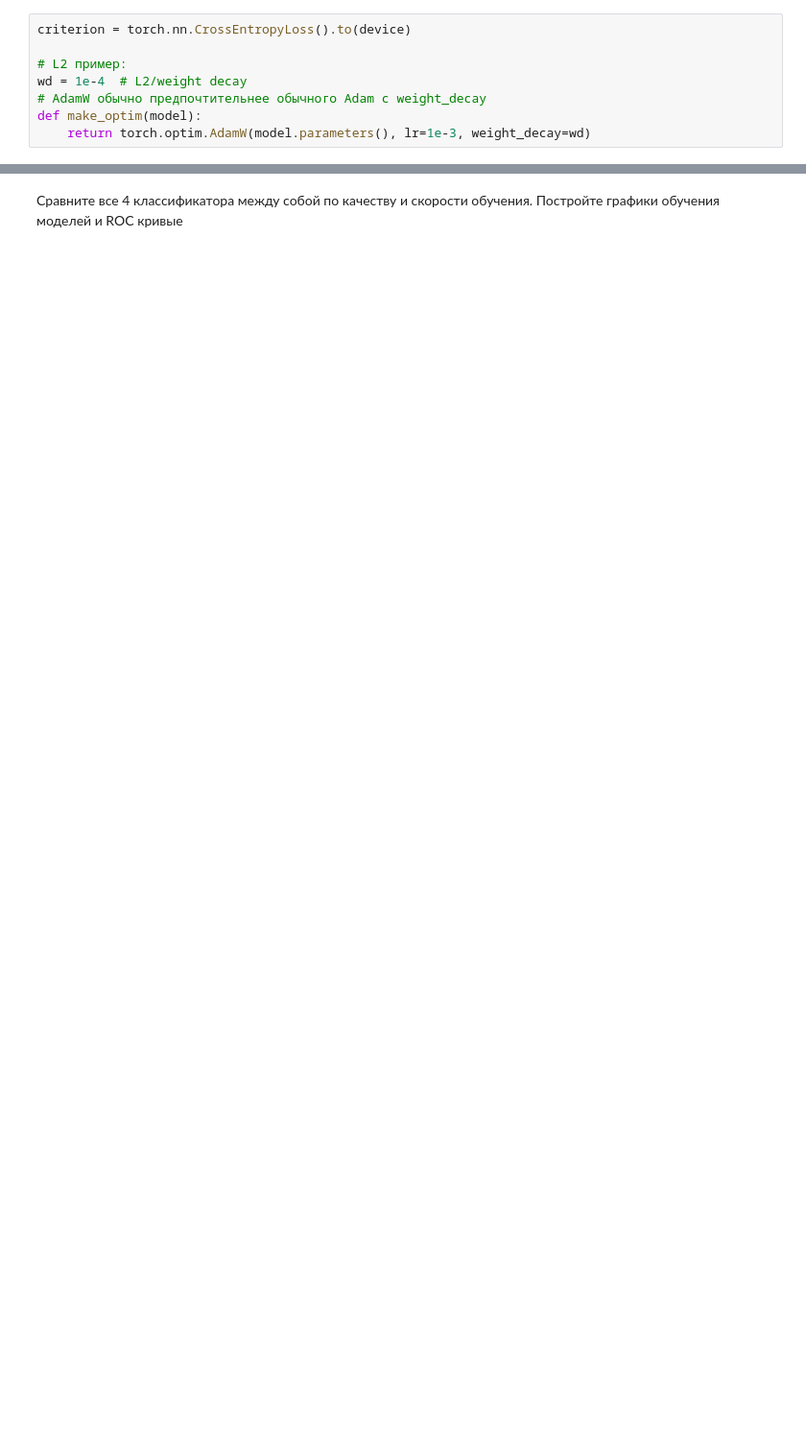
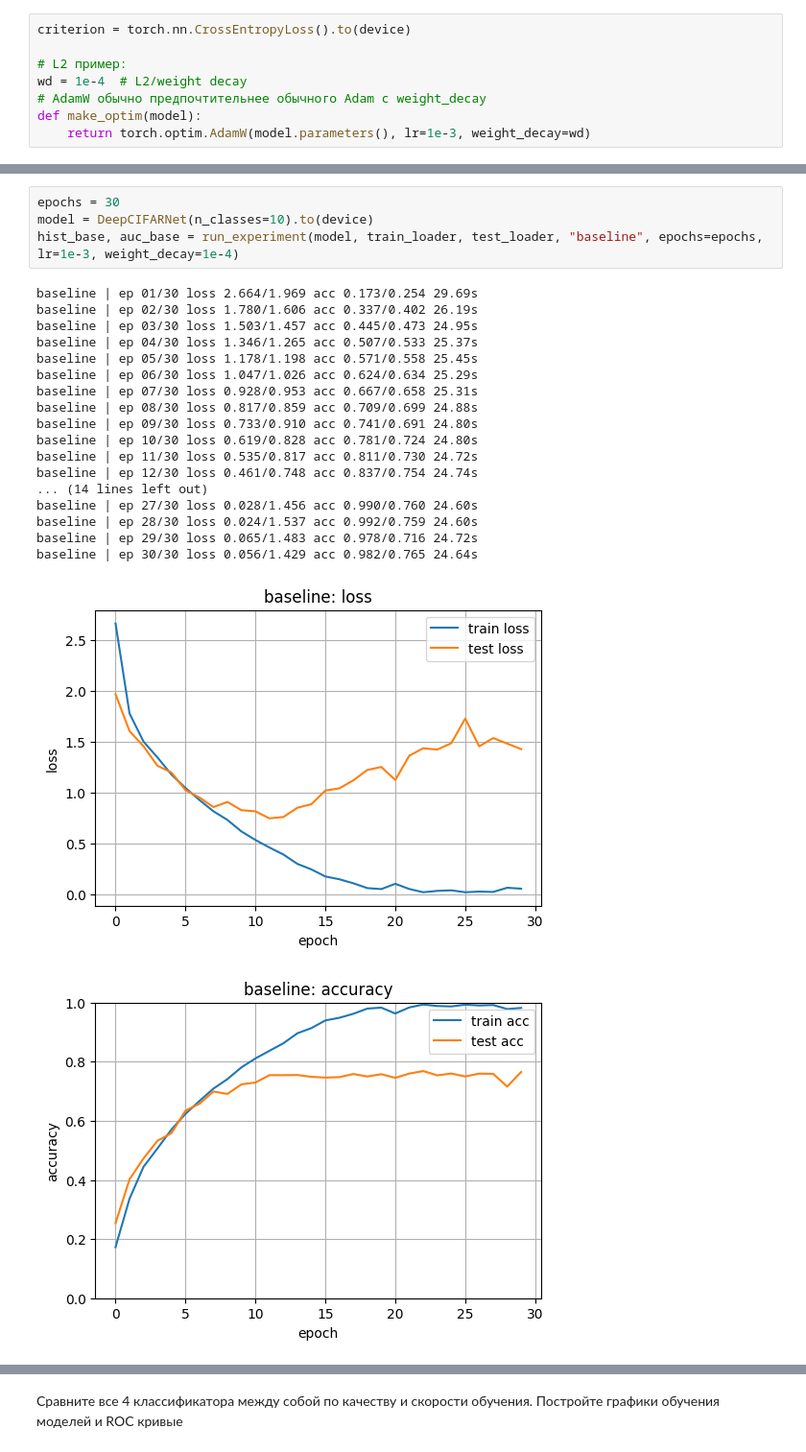
Before and after one commit to Saharochekl/FSR_ML, a Jupyter notebook: hometasks/Theme 11/Sem11_02.ipynb, the cells around one changed output, grey strips where cells are left out. Shown at 96% size. Drawn from its saved outputs; the diff is of its cells as text; blank space fills up the shorter version.

```diff
--- a/hometasks/Theme 11/Sem11_02.ipynb
+++ b/hometasks/Theme 11/Sem11_02.ipynb
@@ -464,0 +416,24 @@ BN+DO   : 0.9791, 0.9760
+# %%
+epochs = 30
+model = DeepCIFARNet(n_classes=10).to(device)
+hist_base, auc_base = run_experiment(model, train_loader, test_loader, "baseline", epochs=epochs, lr=1e-3, weight_decay=1e-4)
+# %% [output]
+baseline | ep 01/30 loss 2.664/1.969 acc 0.173/0.254 29.69s
+baseline | ep 02/30 loss 1.780/1.606 acc 0.337/0.402 26.19s
+baseline | ep 03/30 loss 1.503/1.457 acc 0.445/0.473 24.95s
+baseline | ep 04/30 loss 1.346/1.265 acc 0.507/0.533 25.37s
+baseline | ep 05/30 loss 1.178/1.198 acc 0.571/0.558 25.45s
+baseline | ep 06/30 loss 1.047/1.026 acc 0.624/0.634 25.29s
+baseline | ep 07/30 loss 0.928/0.953 acc 0.667/0.658 25.31s
+baseline | ep 08/30 loss 0.817/0.859 acc 0.709/0.699 24.88s
+baseline | ep 09/30 loss 0.733/0.910 acc 0.741/0.691 24.80s
+baseline | ep 10/30 loss 0.619/0.828 acc 0.781/0.724 24.80s
+baseline | ep 11/30 loss 0.535/0.817 acc 0.811/0.730 24.72s
+baseline | ep 12/30 loss 0.461/0.748 acc 0.837/0.754 24.74s
+... (14 lines left out)
+baseline | ep 27/30 loss 0.028/1.456 acc 0.990/0.760 24.60s
+baseline | ep 28/30 loss 0.024/1.537 acc 0.992/0.759 24.60s
+baseline | ep 29/30 loss 0.065/1.483 acc 0.978/0.716 24.72s
+baseline | ep 30/30 loss 0.056/1.429 acc 0.982/0.765 24.64s
+[figure, added]
+[figure, added]
```
Also changed, not shown: parts of 22 cells of this notebook.
